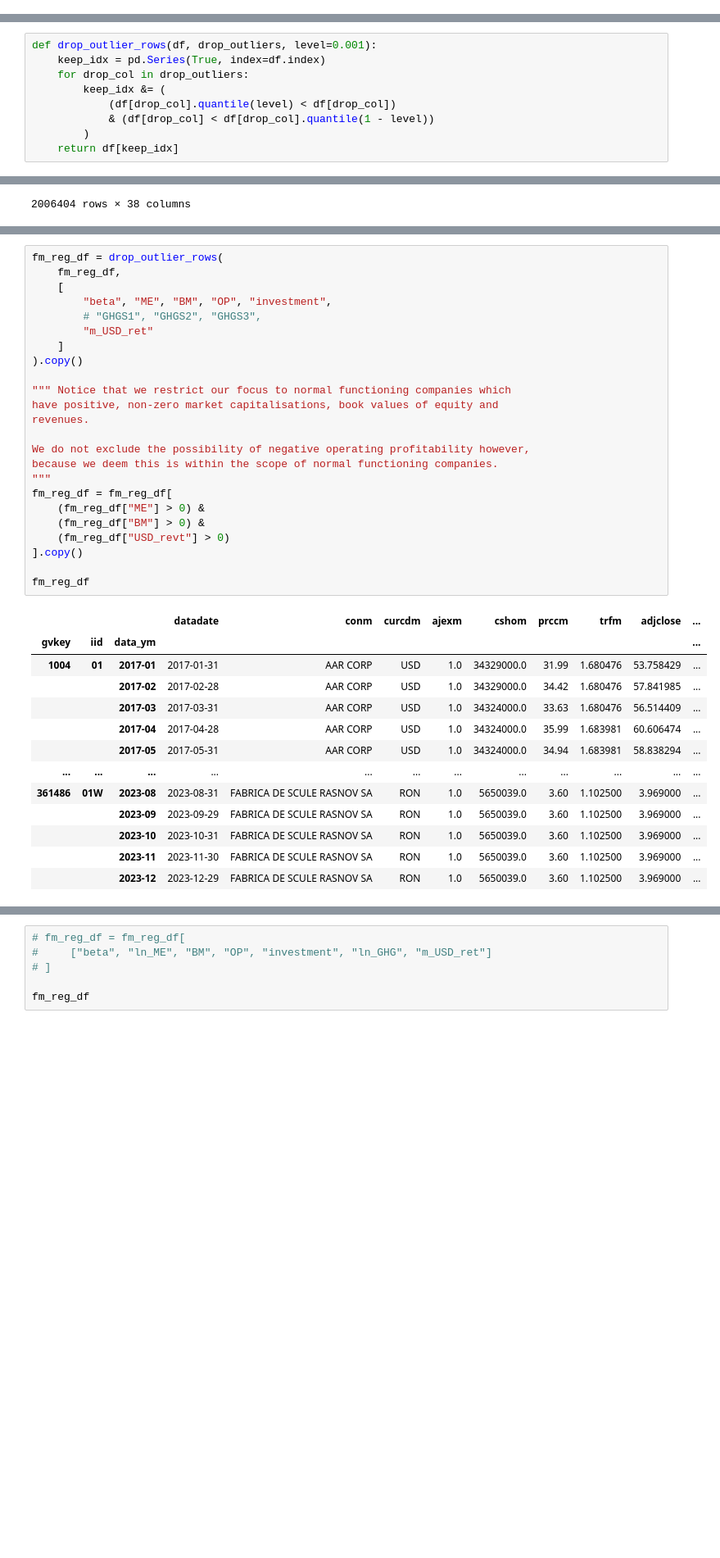
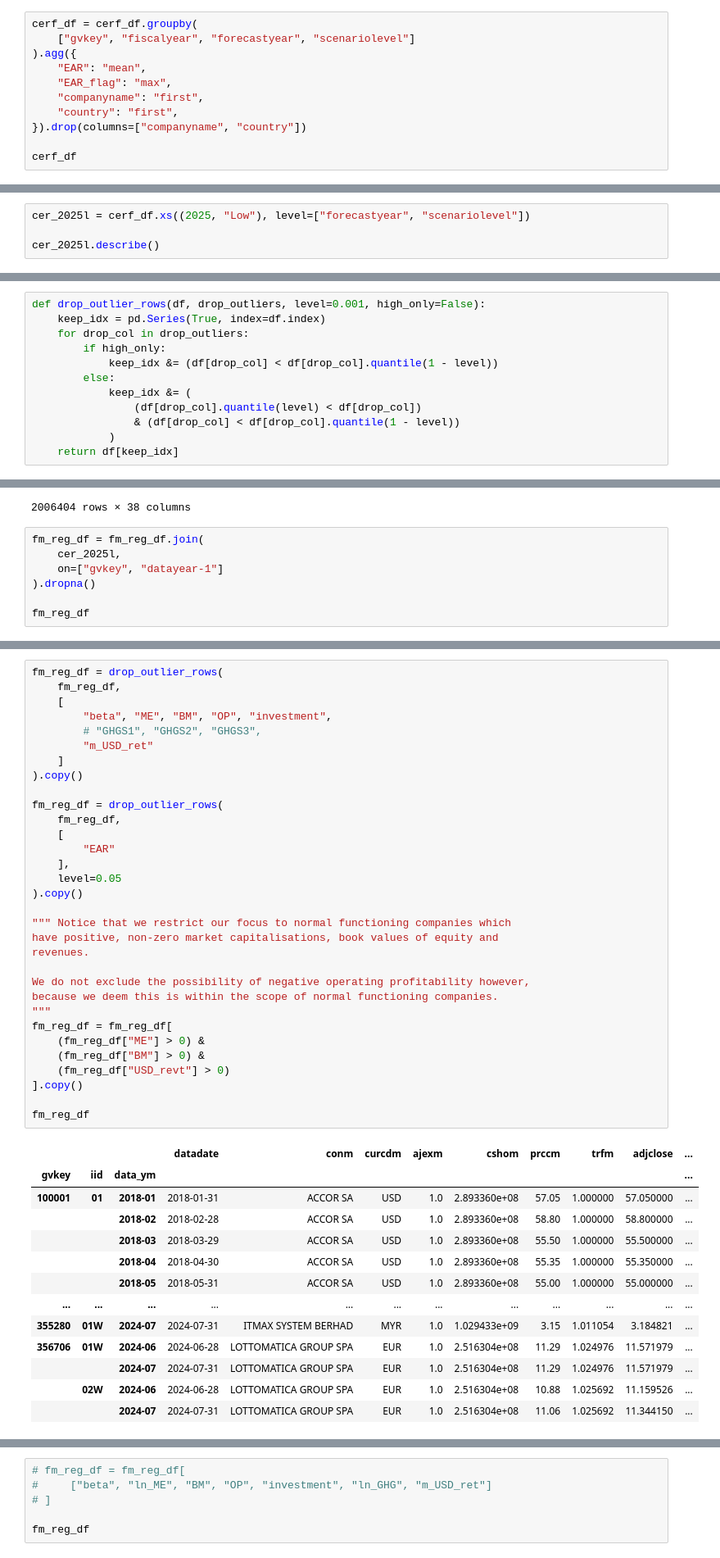
Before and after one commit to varunchodanker/MSc-Individual-Project, a Jupyter notebook: Phase1.ipynb, the cells around one changed output, grey strips where cells are left out. Shown at 82% size. Cells and saved outputs as stored; diff of their text form; blank space fills up the shorter version.

```diff
--- a/Phase1.ipynb
+++ b/Phase1.ipynb
@@ -3033,0 +3085,11 @@ snippets
+# %%
+cerf_df = cerf_df.groupby(
+    ["gvkey", "fiscalyear", "forecastyear", "scenariolevel"]
+).agg({
+    "EAR": "mean",
+    "EAR_flag": "max",
+    "companyname": "first",
+    "country": "first",
+}).drop(columns=["companyname", "country"])
+
+cerf_df
@@ -3033,0 +3125,4 @@ snippets
+# %%
+cer_2025l = cerf_df.xs((2025, "Low"), level=["forecastyear", "scenariolevel"])
+
+cer_2025l.describe()
@@ -3180,13 +3302,16 @@ reg_df
 |  |  | 2023-12 | 2023-12-29 | FABRICA DE SCULE RASNOV SA | RON | 1.0 | 5650039.0 | 3.60 | 1.102500 | 3.969000 | ... |
 2006404 rows × 38 columns
 # %%
-def drop_outlier_rows(df, drop_outliers, level=0.001):
+def drop_outlier_rows(df, drop_outliers, level=0.001, high_only=False):
     keep_idx = pd.Series(True, index=df.index)
     for drop_col in drop_outliers:
-        keep_idx &= (
-            (df[drop_col].quantile(level) < df[drop_col])
-            & (df[drop_col] < df[drop_col].quantile(1 - level))
-        )
+        if high_only:
+            keep_idx &= (df[drop_col] < df[drop_col].quantile(1 - level))
+        else:
+            keep_idx &= (
+                (df[drop_col].quantile(level) < df[drop_col])
+                & (df[drop_col] < df[drop_col].quantile(1 - level))
+            )
     return df[keep_idx]
 # %% [markdown]
 ## Fama-Macbeth Regression
@@ -3209,3 +3334,10 @@ fm_reg_df
 |  |  | 2023-11 | 2023-11-30 | FABRICA DE SCULE RASNOV SA | RON | 1.0 | 5650039.0 | 3.60 | 1.102500 | 3.969000 | ... |
 |  |  | 2023-12 | 2023-12-29 | FABRICA DE SCULE RASNOV SA | RON | 1.0 | 5650039.0 | 3.60 | 1.102500 | 3.969000 | ... |
 2006404 rows × 38 columns
+# %%
+fm_reg_df = fm_reg_df.join(
+    cer_2025l,
+    on=["gvkey", "datayear-1"]
+).dropna()
+
+fm_reg_df
@@ -3212,38 +3359,46 @@ fm_reg_df
 # %%
 fm_reg_df = drop_outlier_rows(
     fm_reg_df,
     [
         "beta", "ME", "BM", "OP", "investment",
         # "GHGS1", "GHGS2", "GHGS3",
         "m_USD_ret"
     ]
+).copy()
+
+fm_reg_df = drop_outlier_rows(
+    fm_reg_df,
+    [
+        "EAR"
+    ],
+    level=0.05
 ).copy()
 
 """ Notice that we restrict our focus to normal functioning companies which
 have positive, non-zero market capitalisations, book values of equity and
 revenues.
 
 We do not exclude the possibility of negative operating profitability however,
 because we deem this is within the scope of normal functioning companies.
 """
 fm_reg_df = fm_reg_df[
     (fm_reg_df["ME"] > 0) &
     (fm_reg_df["BM"] > 0) &
     (fm_reg_df["USD_revt"] > 0)
 ].copy()
 
 fm_reg_df
 # %% [output]
 |  |  |  | datadate | conm | curcdm | ajexm | cshom | prccm | trfm | adjclose | ... |
 | gvkey | iid | data_ym |  |  |  |  |  |  |  |  | ... |
-| 1004 | 01 | 2017-01 | 2017-01-31 | AAR CORP | USD | 1.0 | 34329000.0 | 31.99 | 1.680476 | 53.758429 | ... |
-|  |  | 2017-02 | 2017-02-28 | AAR CORP | USD | 1.0 | 34329000.0 | 34.42 | 1.680476 | 57.841985 | ... |
-|  |  | 2017-03 | 2017-03-31 | AAR CORP | USD | 1.0 | 34324000.0 | 33.63 | 1.680476 | 56.514409 | ... |
-|  |  | 2017-04 | 2017-04-28 | AAR CORP | USD | 1.0 | 34324000.0 | 35.99 | 1.683981 | 60.606474 | ... |
-|  |  | 2017-05 | 2017-05-31 | AAR CORP | USD | 1.0 | 34324000.0 | 34.94 | 1.683981 | 58.838294 | ... |
+| 100001 | 01 | 2018-01 | 2018-01-31 | ACCOR SA | USD | 1.0 | 2.893360e+08 | 57.05 | 1.000000 | 57.050000 | ... |
+|  |  | 2018-02 | 2018-02-28 | ACCOR SA | USD | 1.0 | 2.893360e+08 | 58.80 | 1.000000 | 58.800000 | ... |
+|  |  | 2018-03 | 2018-03-29 | ACCOR SA | USD | 1.0 | 2.893360e+08 | 55.50 | 1.000000 | 55.500000 | ... |
+|  |  | 2018-04 | 2018-04-30 | ACCOR SA | USD | 1.0 | 2.893360e+08 | 55.35 | 1.000000 | 55.350000 | ... |
+|  |  | 2018-05 | 2018-05-31 | ACCOR SA | USD | 1.0 | 2.893360e+08 | 55.00 | 1.000000 | 55.000000 | ... |
 | ... | ... | ... | ... | ... | ... | ... | ... | ... | ... | ... | ... |
-| 361486 | 01W | 2023-08 | 2023-08-31 | FABRICA DE SCULE RASNOV SA | RON | 1.0 | 5650039.0 | 3.60 | 1.102500 | 3.969000 | ... |
-|  |  | 2023-09 | 2023-09-29 | FABRICA DE SCULE RASNOV SA | RON | 1.0 | 5650039.0 | 3.60 | 1.102500 | 3.969000 | ... |
-|  |  | 2023-10 | 2023-10-31 | FABRICA DE SCULE RASNOV SA | RON | 1.0 | 5650039.0 | 3.60 | 1.102500 | 3.969000 | ... |
-|  |  | 2023-11 | 2023-11-30 | FABRICA DE SCULE RASNOV SA | RON | 1.0 | 5650039.0 | 3.60 | 1.102500 | 3.969000 | ... |
-|  |  | 2023-12 | 2023-12-29 | FABRICA DE SCULE RASNOV SA | RON | 1.0 | 5650039.0 | 3.60 | 1.102500 | 3.969000 | ... |
+| 355280 | 01W | 2024-07 | 2024-07-31 | ITMAX SYSTEM BERHAD | MYR | 1.0 | 1.029433e+09 | 3.15 | 1.011054 | 3.184821 | ... |
+| 356706 | 01W | 2024-06 | 2024-06-28 | LOTTOMATICA GROUP SPA | EUR | 1.0 | 2.516304e+08 | 11.29 | 1.024976 | 11.571979 | ... |
+|  |  | 2024-07 | 2024-07-31 | LOTTOMATICA GROUP SPA | EUR | 1.0 | 2.516304e+08 | 11.29 | 1.024976 | 11.571979 | ... |
+|  | 02W | 2024-06 | 2024-06-28 | LOTTOMATICA GROUP SPA | EUR | 1.0 | 2.516304e+08 | 10.88 | 1.025692 | 11.159526 | ... |
+|  |  | 2024-07 | 2024-07-31 | LOTTOMATICA GROUP SPA | EUR | 1.0 | 2.516304e+08 | 11.06 | 1.025692 | 11.344150 | ... |
```
Also changed, not shown: parts of 16 cells of this notebook.
